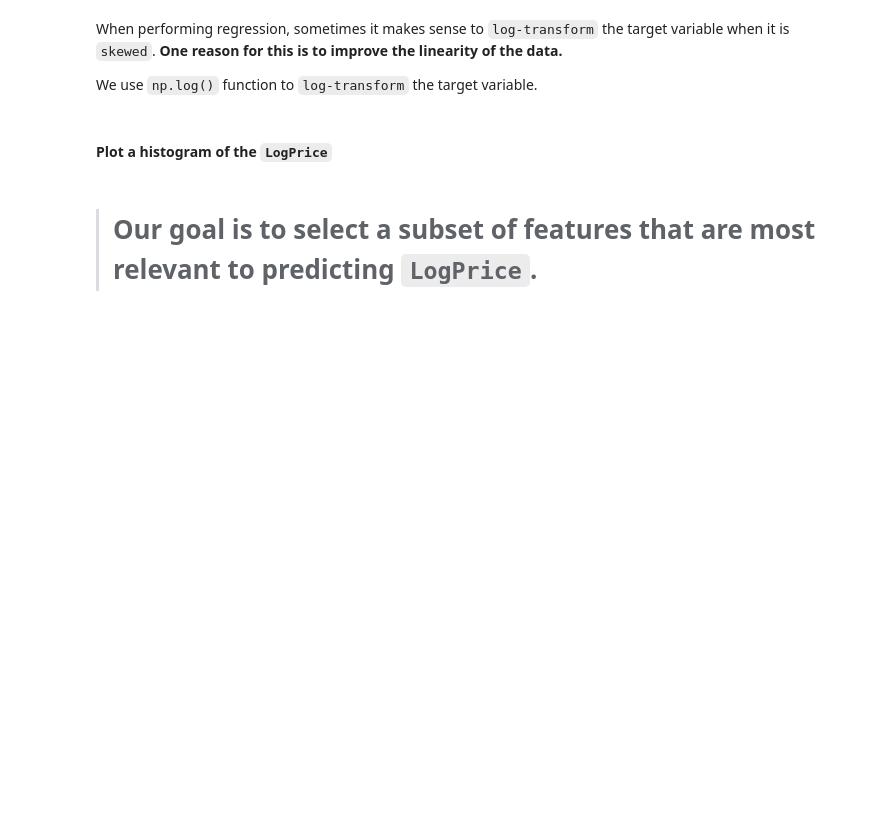
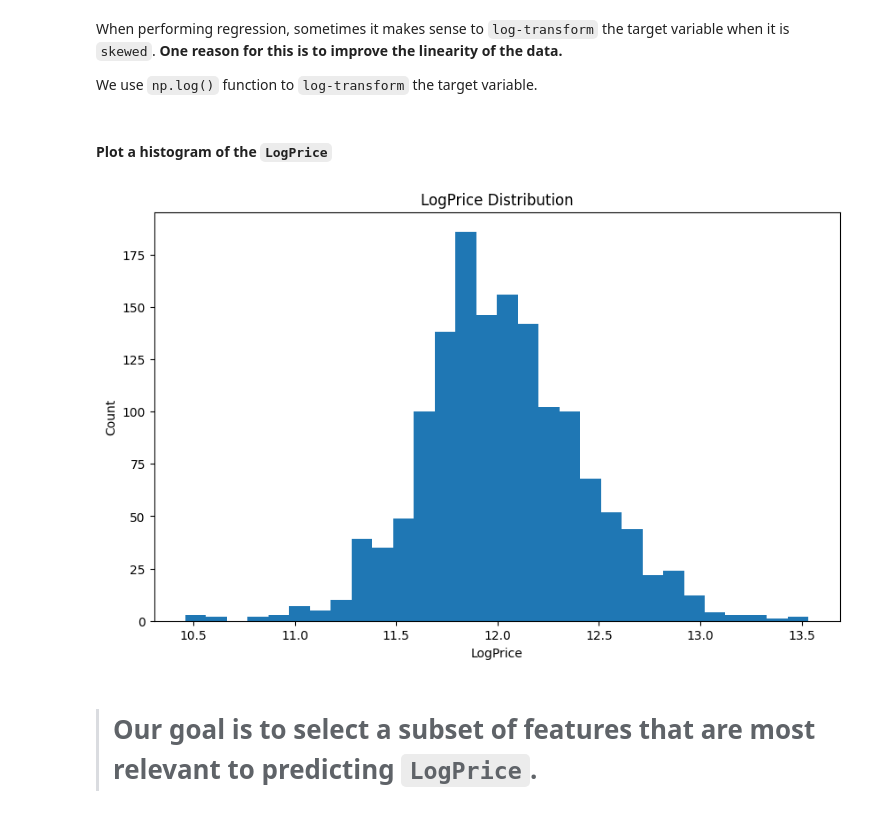
Before and after one commit to whatnirja/PyData2025, a Jupyter notebook: Lab_Week6_Regression/Lab6_Exercise.ipynb, the cells around one changed output. Saved outputs shown, nothing was run; the diff lists cells and outputs as text; code cells hidden in the pictures; blank space fills up the shorter version.

```diff
--- a/Lab_Week6_Regression/Lab6_Exercise.ipynb
+++ b/Lab_Week6_Regression/Lab6_Exercise.ipynb
@@ -341,6 +300,15 @@ We use `np.log()` function to `log-transform` the target variable.
 df_train['LogPrice'] = np.log(df_train.SalePrice)
 # %% [markdown]
 #### Plot a histogram of the `LogPrice`
+# %%
+plt.figure(figsize=(10,6))
+plt.hist(df_train['LogPrice'], bins=30)
+plt.title('LogPrice Distribution')
+plt.xlabel('LogPrice')
+plt.ylabel('Count')
+plt.show()
+# %% [output]
+[figure, added]
 # %% [markdown]
 > # Our goal is to select a subset of features that are most relevant to predicting `LogPrice`.
 # %% [markdown]
```
Also changed, not shown: parts of 27 cells of this notebook.
